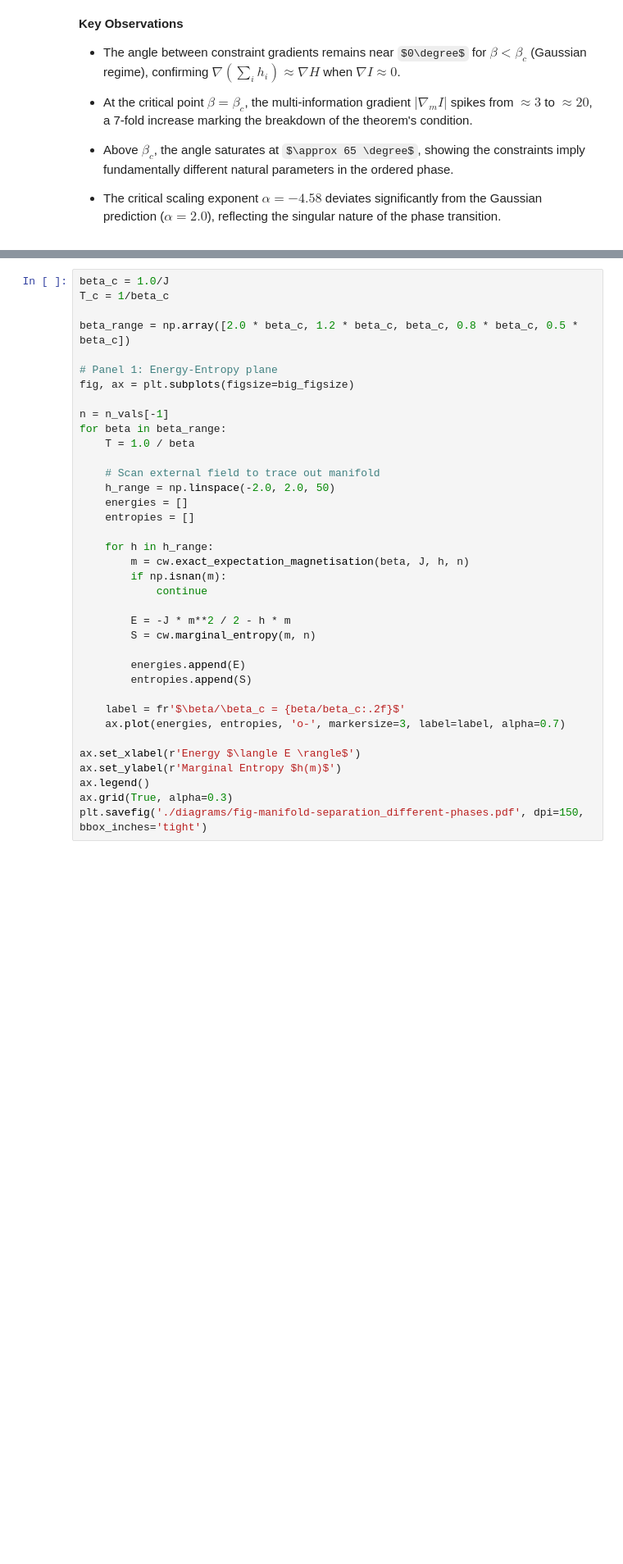
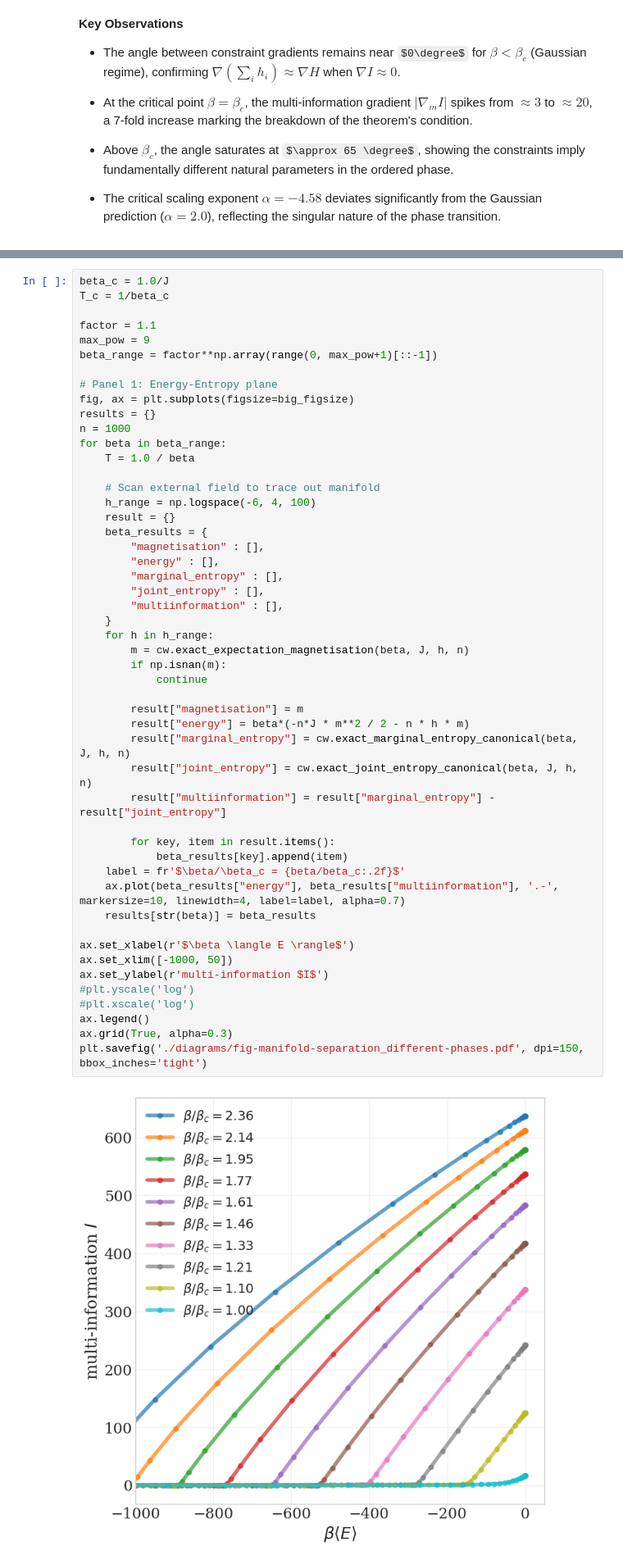
Before and after one commit to lawrennd/tig-code, a Jupyter notebook: curie_weiss_experiments_inaccessible_game.ipynb, the cells around one changed output, grey strips where cells are left out. Shown at 82% size. Saved outputs shown, nothing was run; the diff lists cells and outputs as text; some formulas as TeX source; blank space fills up the shorter version.

```diff
--- a/curie_weiss_experiments_inaccessible_game.ipynb
+++ b/curie_weiss_experiments_inaccessible_game.ipynb
@@ -199,40 +215,55 @@ Next we illustrate how the energy and marginal entropy constraint manifolds evol
 # %%
 beta_c = 1.0/J
 T_c = 1/beta_c
 
-beta_range = np.array([2.0 * beta_c, 1.2 * beta_c, beta_c, 0.8 * beta_c, 0.5 * beta_c])
+factor = 1.1
+max_pow = 9
+beta_range = factor**np.array(range(0, max_pow+1)[::-1])
 
 # Panel 1: Energy-Entropy plane
 fig, ax = plt.subplots(figsize=big_figsize)
-
-n = n_vals[-1]
+results = {}
+n = 1000
 for beta in beta_range:
     T = 1.0 / beta
 
     # Scan external field to trace out manifold
-    h_range = np.linspace(-2.0, 2.0, 50)
-    energies = []
-    entropies = []
-
+    h_range = np.logspace(-6, 4, 100)
+    result = {}
+    beta_results = {
+        "magnetisation" : [],
+        "energy" : [],
+        "marginal_entropy" : [],
+        "joint_entropy" : [],
+        "multiinformation" : [],
+    }
     for h in h_range:
         m = cw.exact_expectation_magnetisation(beta, J, h, n)
         if np.isnan(m):
             continue
 
-        E = -J * m**2 / 2 - h * m
-        S = cw.marginal_entropy(m, n)
+        result["magnetisation"] = m
+        result["energy"] = beta*(-n*J * m**2 / 2 - n * h * m)
+        result["marginal_entropy"] = cw.exact_marginal_entropy_canonical(beta, J, h, n)
+        result["joint_entropy"] = cw.exact_joint_entropy_canonical(beta, J, h, n)
+        result["multiinformation"] = result["marginal_entropy"] - result["joint_entropy"]
 
-        energies.append(E)
-        entropies.append(S)
+        for key, item in result.items():
+            beta_results[key].append(item)
+    label = fr'$\beta/\beta_c = {beta/beta_c:.2f}$'
+    ax.plot(beta_results["energy"], beta_results["multiinformation"], '.-', markersize=10, linewidth=4, label=label, alpha=0.7)
+    results[str(beta)] = beta_results
 
-    label = fr'$\beta/\beta_c = {beta/beta_c:.2f}$'
-    ax.plot(energies, entropies, 'o-', markersize=3, label=label, alpha=0.7)
-
-ax.set_xlabel(r'Energy $\langle E \rangle$')
-ax.set_ylabel(r'Marginal Entropy $h(m)$')
+ax.set_xlabel(r'$\beta \langle E \rangle$')
+ax.set_xlim([-1000, 50])
+ax.set_ylabel(r'multi-information $I$')
+#plt.yscale('log')
+#plt.xscale('log')
 ax.legend()
 ax.grid(True, alpha=0.3)
 plt.savefig('./diagrams/fig-manifold-separation_different-phases.pdf', dpi=150, bbox_inches='tight')
+# %% [output]
+[figure, added]
 # %% [markdown]
 **Constraint manifold separation**
 
```
Also changed, not shown: parts of 23 cells of this notebook.
